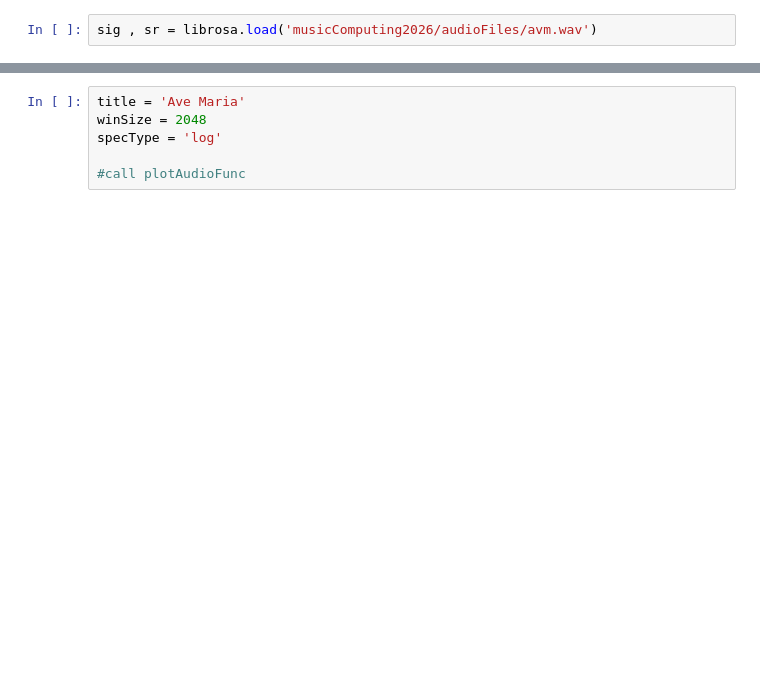
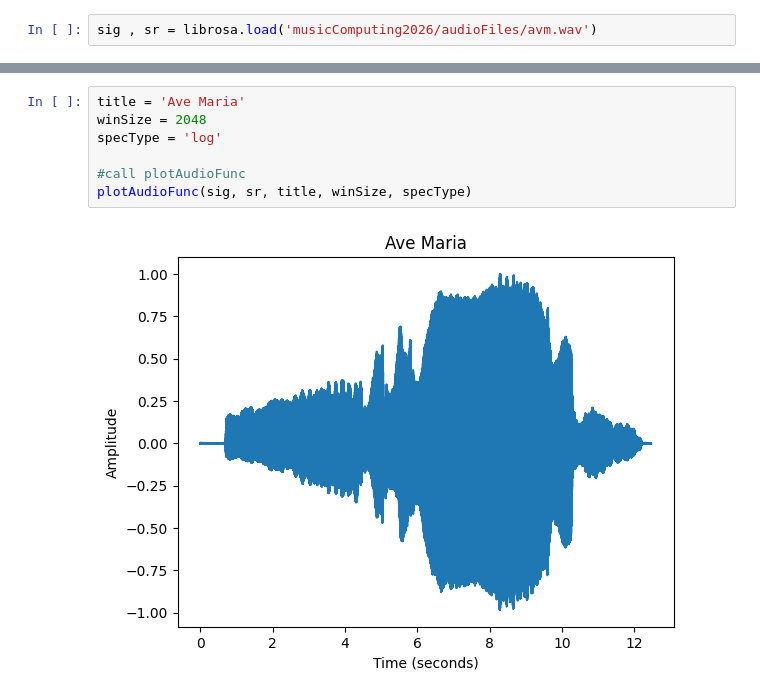
Before and after one commit to informloulie/music-computing, a Jupyter notebook: assignments/labAssignment3.ipynb, the cells around one changed output, grey strips where cells are left out. Drawn from its saved outputs; the diff is of its cells as text; blank space fills up the shorter version.

```diff
--- a/assignments/labAssignment3.ipynb
+++ b/assignments/labAssignment3.ipynb
@@ -60,9 +78,12 @@ specType = 'linear'
 # %%
 title = 'Ave Maria'
 winSize = 2048
 specType = 'log'
 
 #call plotAudioFunc
+plotAudioFunc(sig, sr, title, winSize, specType)
+# %% [output]
+[figure, added]
 # %%
 title = 'Ave Maria'
 winSize = 256
```
Also changed, not shown: parts of 8 cells of this notebook.
